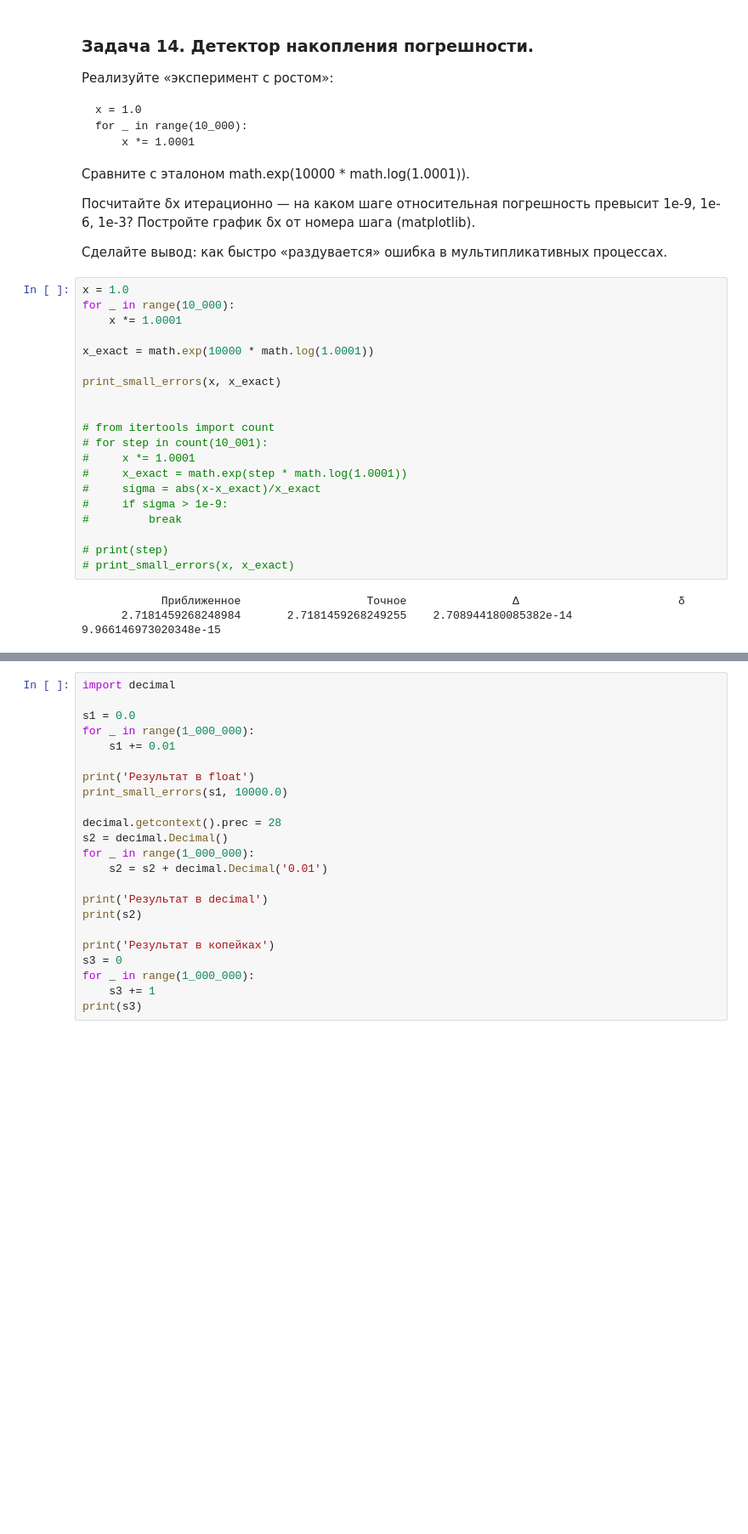
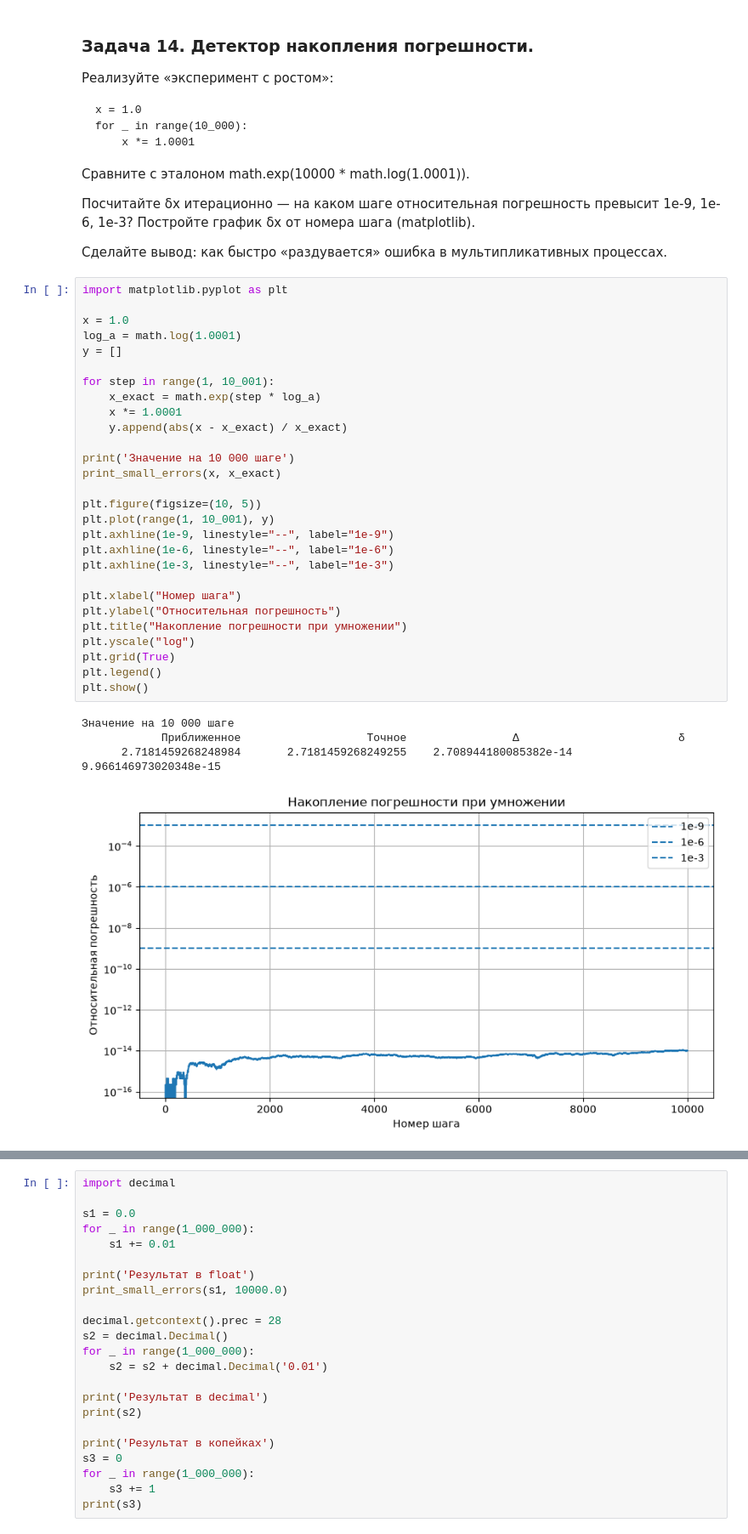
Before and after one commit to SpideErik/numerical_methods, a Jupyter notebook: homework_01/report.ipynb, the cells around one changed output, grey strips where cells are left out. Shown at 85% size. Drawn from its saved outputs; the diff is of its cells as text; blank space fills up the shorter version.

```diff
--- a/homework_01/report.ipynb
+++ b/homework_01/report.ipynb
@@ -378,25 +414,35 @@ for _ in range(10_000):
 
 Сделайте вывод: как быстро «раздувается» ошибка в мультипликативных процессах.
 # %%
+import matplotlib.pyplot as plt
+
 x = 1.0
-for _ in range(10_000):
+log_a = math.log(1.0001)
+y = []
+
+for step in range(1, 10_001):
+    x_exact = math.exp(step * log_a)
     x *= 1.0001
+    y.append(abs(x - x_exact) / x_exact)
 
-x_exact = math.exp(10000 * math.log(1.0001))
-
+print('Значение на 10 000 шаге')
 print_small_errors(x, x_exact)
 
+plt.figure(figsize=(10, 5))
+plt.plot(range(1, 10_001), y)
+plt.axhline(1e-9, linestyle="--", label="1e-9")
+plt.axhline(1e-6, linestyle="--", label="1e-6")
+plt.axhline(1e-3, linestyle="--", label="1e-3")
 
-# from itertools import count
-# for step in count(10_001):
-#     x *= 1.0001
-#     x_exact = math.exp(step * math.log(1.0001))
-#     sigma = abs(x-x_exact)/x_exact
-#     if sigma > 1e-9:
-#         break
-
-# print(step)
-# print_small_errors(x, x_exact)
+plt.xlabel("Номер шага")
+plt.ylabel("Относительная погрешность")
+plt.title("Накопление погрешности при умножении")
+plt.yscale("log")
+plt.grid(True)
+plt.legend()
+plt.show()
 # %% [output]
+Значение на 10 000 шаге
             Приближенное                   Точное                Δ                        δ
       2.7181459268248984       2.7181459268249255    2.708944180085382e-14    9.966146973020348e-15
+[figure, added]
```
Also changed, not shown: parts of 17 cells of this notebook, 4 other files.
